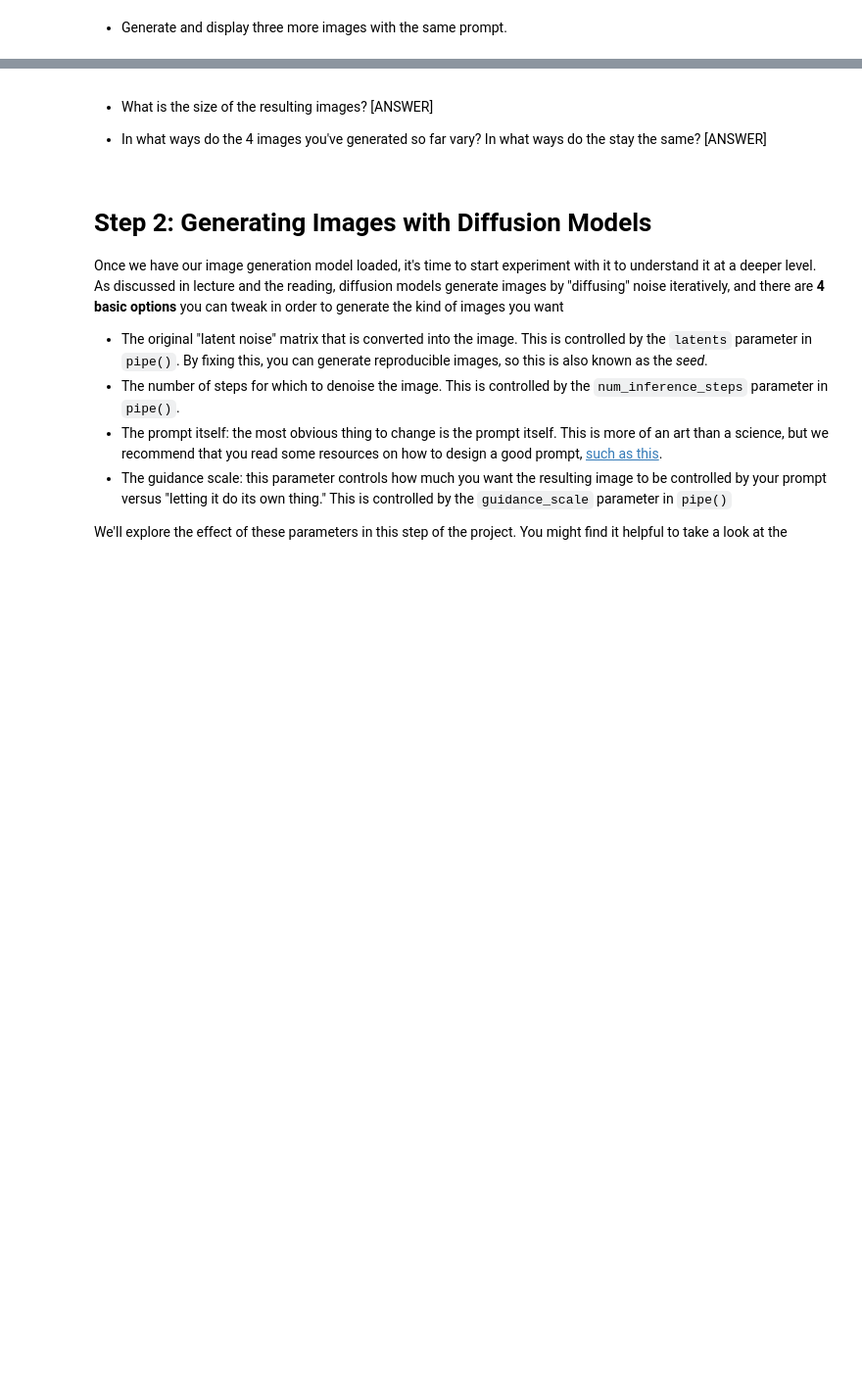
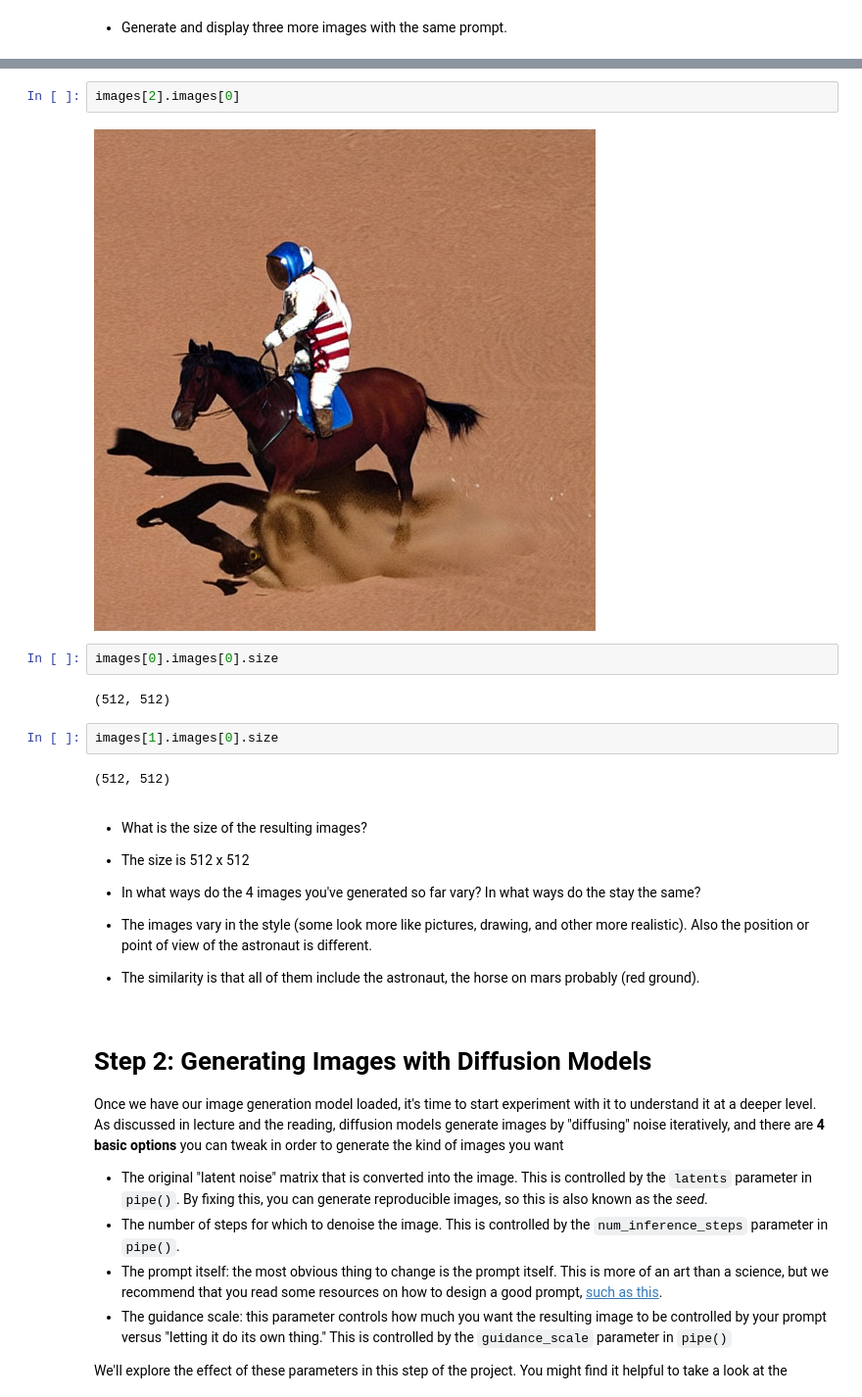
Before and after one commit to marcelarosalesj-education/corise.e2e-vision-apps, a Jupyter notebook: Week_4_Project_Build_a_Movie_Poster_Generator.ipynb, the cells around one changed output, grey strips where cells are left out. Shown at 98% size. Saved outputs shown, nothing was run; the diff lists cells and outputs as text; blank space fills up the shorter version.

```diff
--- a/Week_4_Project_Build_a_Movie_Poster_Generator.ipynb
+++ b/Week_4_Project_Build_a_Movie_Poster_Generator.ipynb
@@ -66,7 +107,22 @@ image
+# %%
+images[2].images[0]
+# %% [output]
+[figure, added]
+# %%
+images[0].images[0].size
+# %% [output]
+(512, 512)
+# %%
+images[1].images[0].size
+# %% [output]
+(512, 512)
 # %% [markdown]
-* What is the size of the resulting images? [ANSWER]
+* What is the size of the resulting images?
+ * The size is 512 x 512
 
-* In what ways do the 4 images you've generated so far vary? In what ways do the stay the same? [ANSWER]
+* In what ways do the 4 images you've generated so far vary? In what ways do the stay the same?
+ * The images vary in the style (some look more like pictures, drawing, and other more realistic). Also the position or point of view of the astronaut is different.
+ * The similarity is that all of them include the astronaut, the horse on mars probably (red ground).
 # %% [markdown]
 # Step 2: Generating Images with Diffusion Models
 
```
Also changed, not shown: parts of 13 cells of this notebook.
